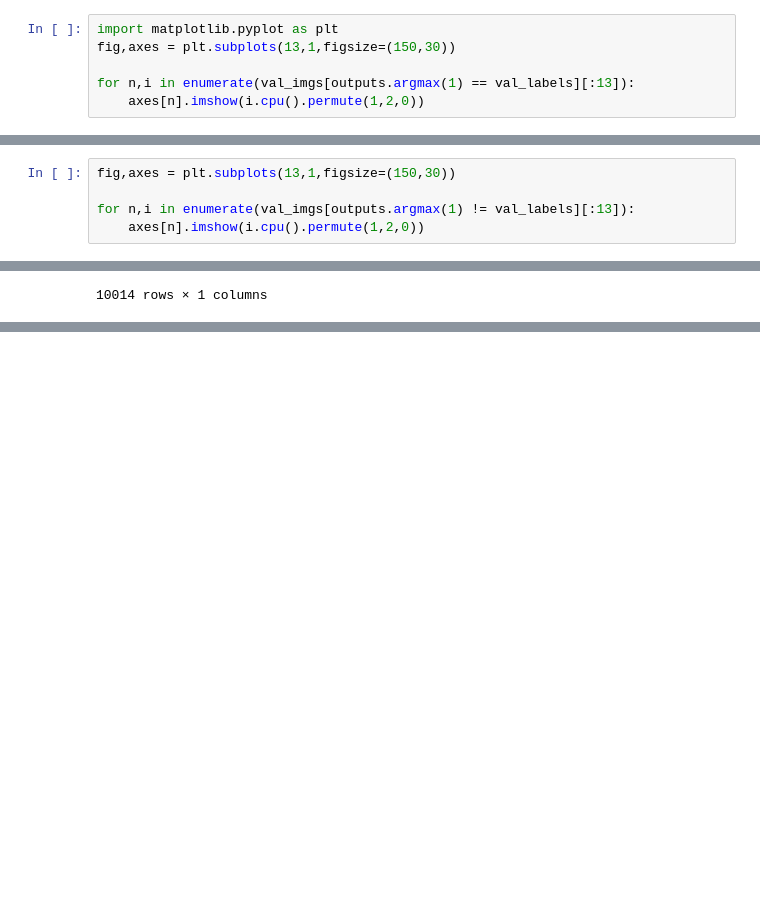
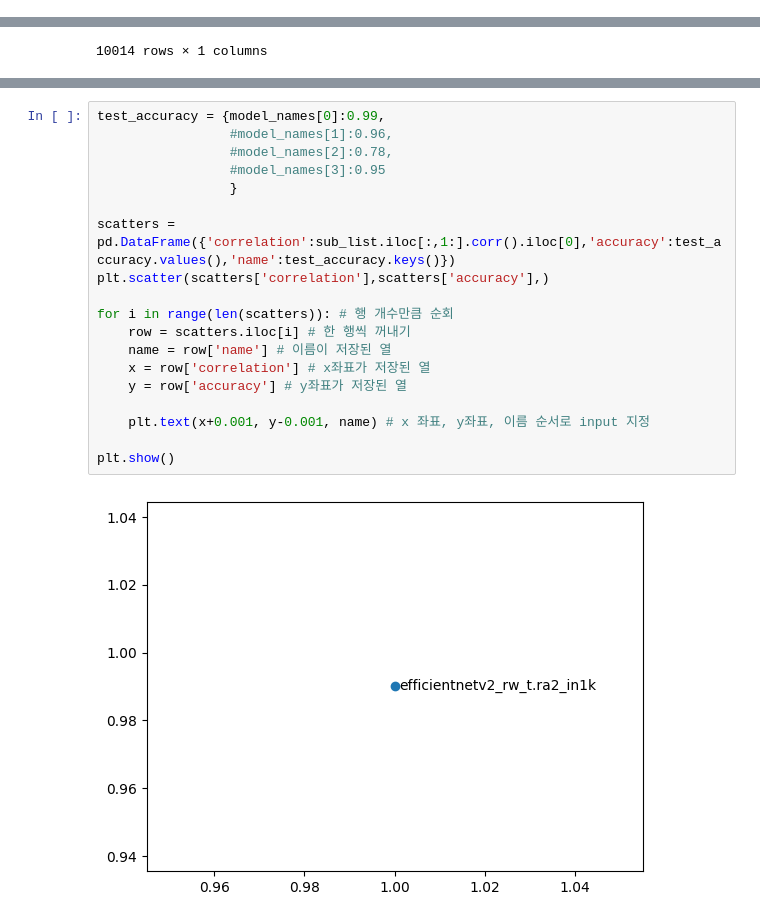
Before and after one commit to boostcampaitech7/level1-imageclassification-cv-11, a Jupyter notebook: seungsoo_code.ipynb, the cells around one changed output, grey strips where cells are left out. Drawn from its saved outputs; the diff is of its cells as text; blank space fills up the shorter version.

```diff
--- a/seungsoo_code.ipynb
+++ b/seungsoo_code.ipynb
@@ -702,6 +663,0 @@ torch.Size([64, 500]) torch.Size([64])
-# %%
-import matplotlib.pyplot as plt
-fig,axes = plt.subplots(13,1,figsize=(150,30))
-
-for n,i in enumerate(val_imgs[outputs.argmax(1) == val_labels][:13]):
-    axes[n].imshow(i.cpu().permute(1,2,0))
@@ -723,5 +663,0 @@ Clipping input data to the valid range for imshow with RGB data ([0..1] for floa
-# %%
-fig,axes = plt.subplots(13,1,figsize=(150,30))
-
-for n,i in enumerate(val_imgs[outputs.argmax(1) != val_labels][:13]):
-    axes[n].imshow(i.cpu().permute(1,2,0))
@@ -786,0 +736,21 @@ test_info.to_csv("./submissions/ss_output_0924_2_efficientv2_sharpen_optimfold.c
+# %%
+test_accuracy = {model_names[0]:0.99,
+                 #model_names[1]:0.96,
+                 #model_names[2]:0.78,
+                 #model_names[3]:0.95
+                 }
+
+scatters = pd.DataFrame({'correlation':sub_list.iloc[:,1:].corr().iloc[0],'accuracy':test_accuracy.values(),'name':test_accuracy.keys()})
+plt.scatter(scatters['correlation'],scatters['accuracy'],)
+
+for i in range(len(scatters)): # 행 개수만큼 순회
+    row = scatters.iloc[i] # 한 행씩 꺼내기
+    name = row['name'] # 이름이 저장된 열
+    x = row['correlation'] # x좌표가 저장된 열
+    y = row['accuracy'] # y좌표가 저장된 열
+
+    plt.text(x+0.001, y-0.001, name) # x 좌표, y좌표, 이름 순서로 input 지정
+
+plt.show()
+# %% [output]
+[figure, added]
```
Also changed, not shown: parts of 20 cells of this notebook, 5 other files.
